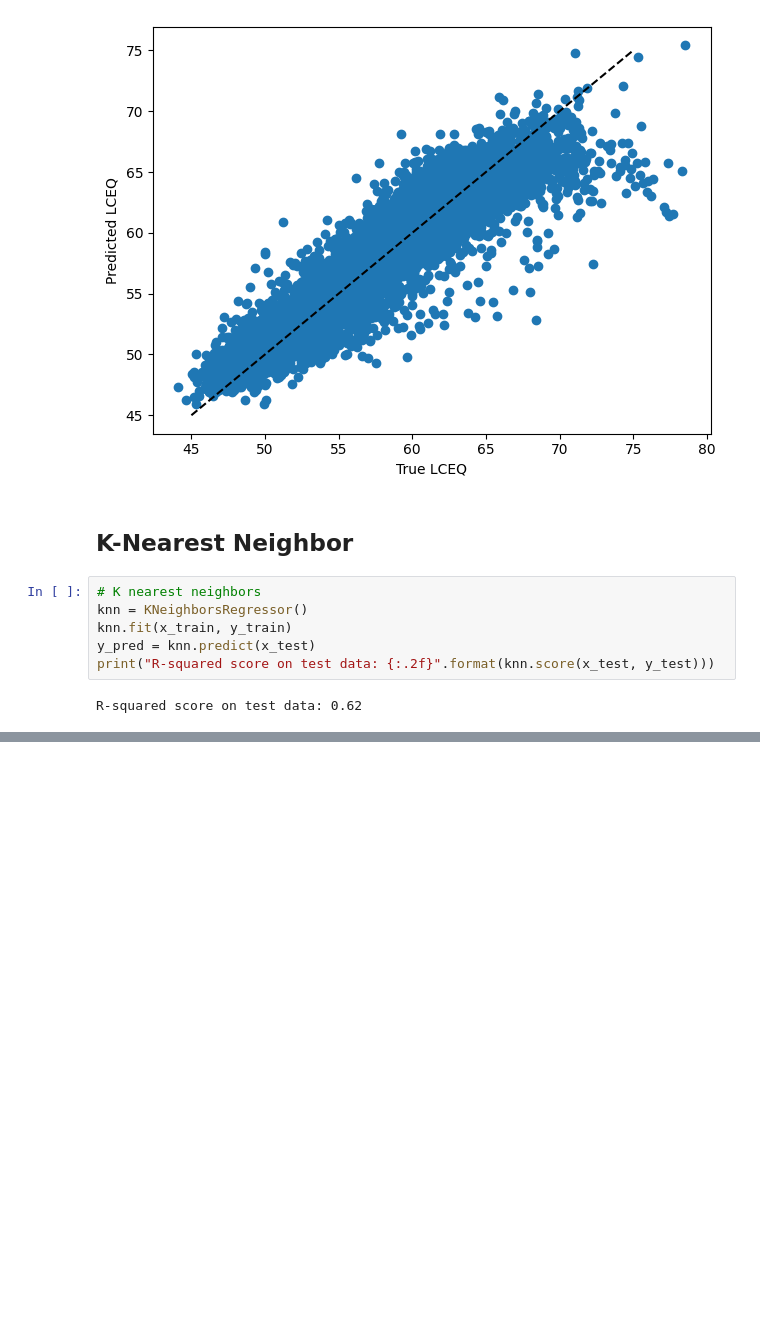
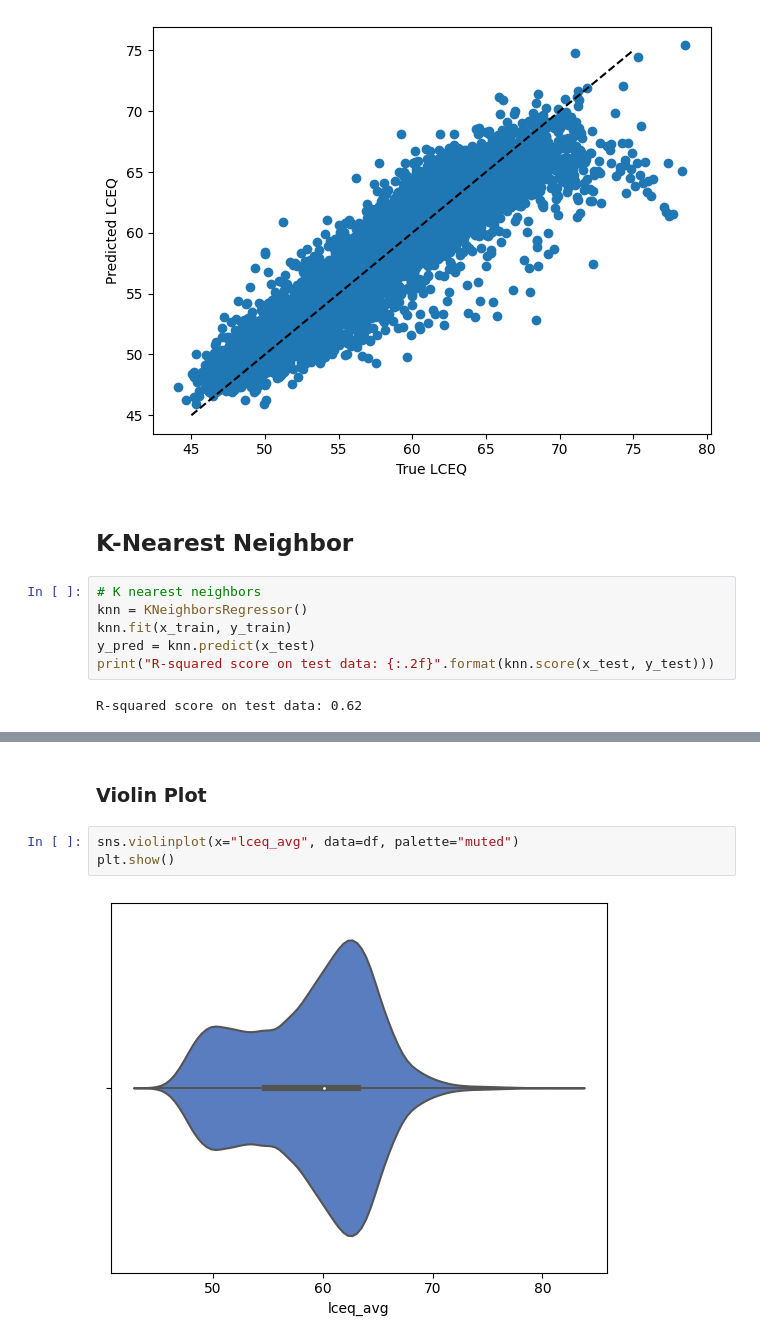
Before and after one commit to vavald/MDA_Switzerland, a Jupyter notebook: Jad/Prediction_Jad.ipynb, the cells around one changed output, grey strips where cells are left out. Drawn from its saved outputs; the diff is of its cells as text; blank space fills up the shorter version.

Commit message:
added some data viz

```diff
--- a/Jad/Prediction_Jad.ipynb
+++ b/Jad/Prediction_Jad.ipynb
@@ -171,0 +200,7 @@ R-squared score on test data: 0.62
+# %% [markdown]
+### Violin Plot
+# %%
+sns.violinplot(x="lceq_avg", data=df, palette="muted")
+plt.show()
+# %% [output]
+[figure, added]
```
Also changed, not shown: parts of 6 cells of this notebook.
